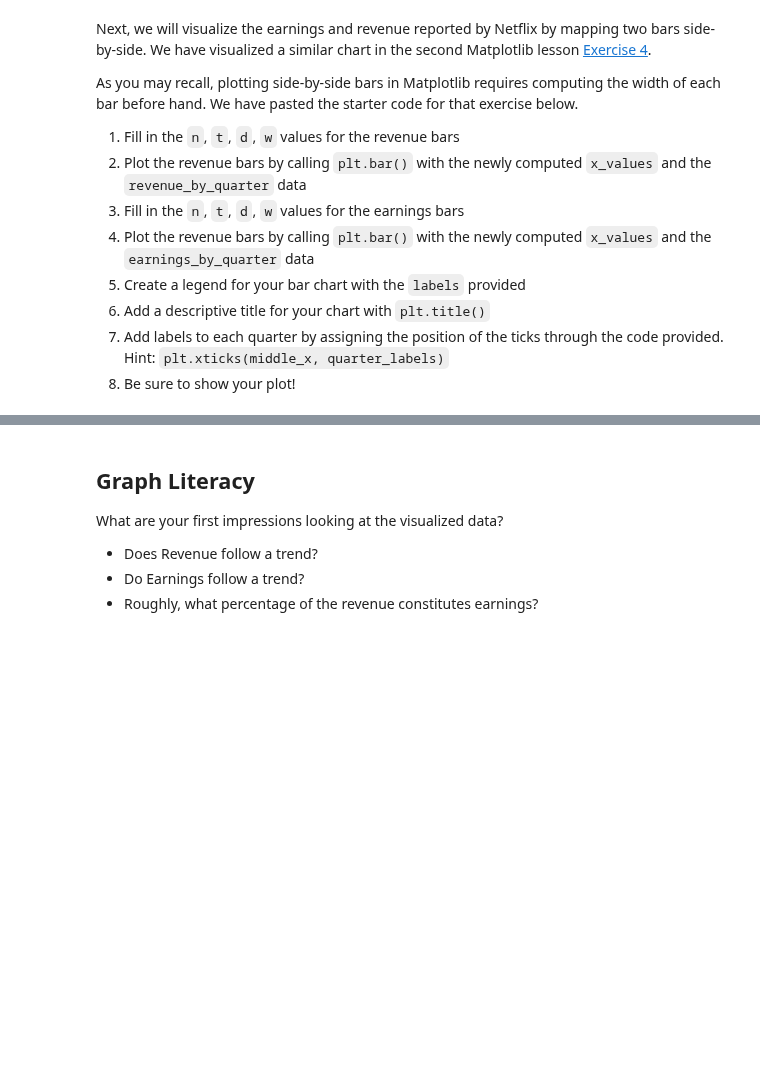
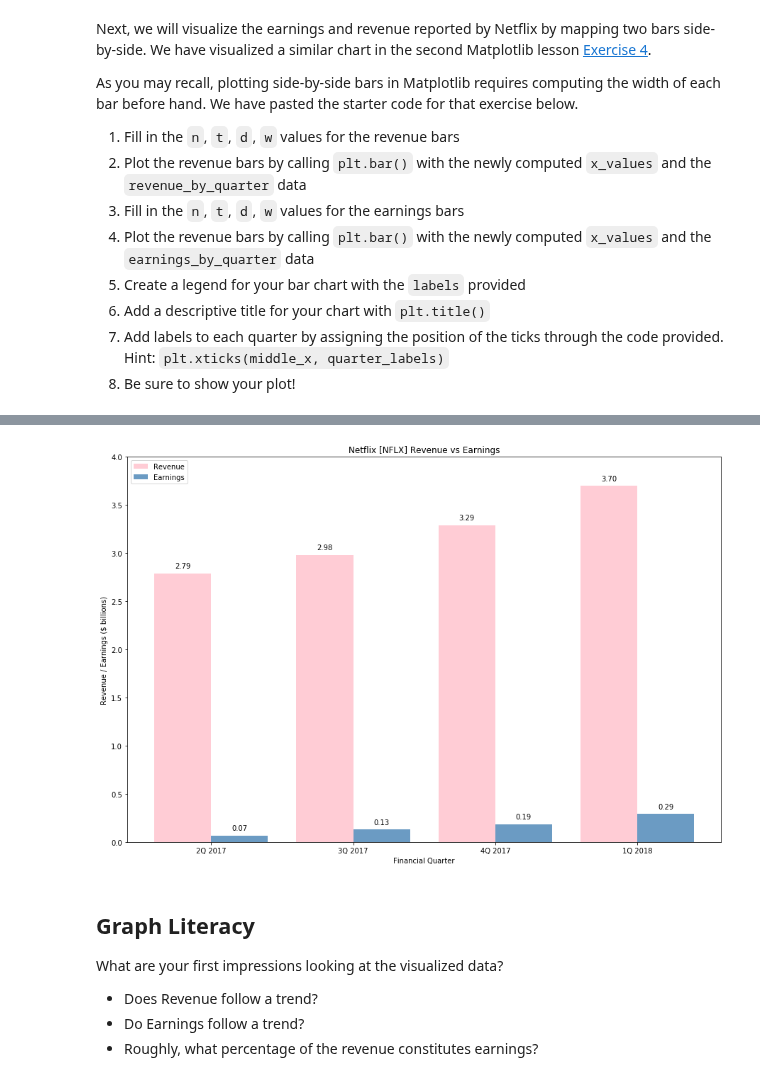
Before and after one commit to pelian/codeacademy, a Jupyter notebook: Data Visualization with Python/unit 6/Netflix Data/netflix_visualizations.ipynb, the cells around one changed output, grey strips where cells are left out. Drawn from its saved outputs; the diff is of its cells as text; code cells hidden in the pictures; blank space fills up the shorter version.

```diff
--- a/Data Visualization with Python/unit 6/Netflix Data/netflix_visualizations.ipynb
+++ b/Data Visualization with Python/unit 6/Netflix Data/netflix_visualizations.ipynb
@@ -142,33 +354,64 @@ As you may recall, plotting side-by-side bars in Matplotlib requires computing t
 7. Add labels to each quarter by assigning the position of the ticks through the code provided. Hint:  `plt.xticks(middle_x, quarter_labels)`
 8. Be sure to show your plot!
 # %%
+# Define the subplot figure size
+fig, ax = plt.subplots(figsize=(15, 10))
+
 # The metrics below are in billions of dollars
 revenue_by_quarter = [2.79, 2.98,3.29,3.7]
 earnings_by_quarter = [.0656,.12959,.18552,.29012]
-quarter_labels = ["2Q2017","3Q2017","4Q2017", "1Q2018"]
+quarter_labels = ['2Q 2017','3Q 2017','4Q 2017', '1Q 2018']
 
-# Revenue
-n = ?  # This is our first dataset (out of 2)
-t = ? # Number of dataset
-d = ? # Number of sets of bars
-w = ? # Width of each bar
+# Add revenue
+n = 1  # This is our first dataset (out of 2)
+t = 2 # Number of dataset
+d = 4 # Number of sets of bars
+w = 0.8 # Width of each bar
 bars1_x = [t*element + w*n for element
              in range(d)]
 
-
-
-# Earnings
-n = ?  # This is our second dataset (out of 2)
-t = ? # Number of dataset
-d = ? # Number of sets of bars
-w = ? # Width of each bar
+# Add earnings
+n = 2  # This is our second dataset (out of 2)
+t = 2 # Number of dataset
+d = 4 # Number of sets of bars
+w = 0.8 # Width of each bar
 bars2_x = [t*element + w*n for element
              in range(d)]
 
-
-
-
-
+# Label basics
 middle_x = [ (a + b) / 2.0 for a, b in zip(bars1_x, bars2_x)]
 labels = ["Revenue", "Earnings"]
+
+# Plot the bar graphs
+rects1 = ax.bar(bars1_x, revenue_by_quarter, color='pink', alpha=0.8)
+rects2 = ax.bar(bars2_x, earnings_by_quarter, color='steelblue', alpha=0.8)
+
+# Add the axis labels
+plt.title("Netflix [NFLX] Revenue vs Earnings")
+plt.legend(labels, loc=2)
+plt.xticks(middle_x, quarter_labels)
+plt.xlabel('Financial Quarter')
+plt.ylabel('Revenue / Earnings ($ billions)')
+ax.set_yticks(np.arange(0.0, 4.5, 0.5))
+
+# Add value labels
+
+def autolabel(rects, ax):
+    # Get y-axis height to calculate label position from.
+    (y_bottom, y_top) = ax.get_ylim()
+    y_height = y_top - y_bottom
+
+    for rect in rects:
+        height = rect.get_height()
+        label_position = height + (y_height * 0.01)
+
+        ax.text(rect.get_x() + rect.get_width()/2., label_position,
+                '{:.2f}'.format(height),
+                ha='center', va='bottom')
+
+autolabel(rects1, ax)
+autolabel(rects2, ax)
+
+plt.savefig('2017_2018_nflx_rev_vs_earnings.png')
+plt.show()
 # %% [output]
@@ -176,3 +418,4 @@ SyntaxError: invalid syntax (<ipython-input-3-0f5530a7090f>, line 7)
+[figure, added]
 # %% [markdown]
 ## Graph Literacy
 What are your first impressions looking at the visualized data?
```
Also changed, not shown: parts of 16 cells of this notebook, 10 other files.
